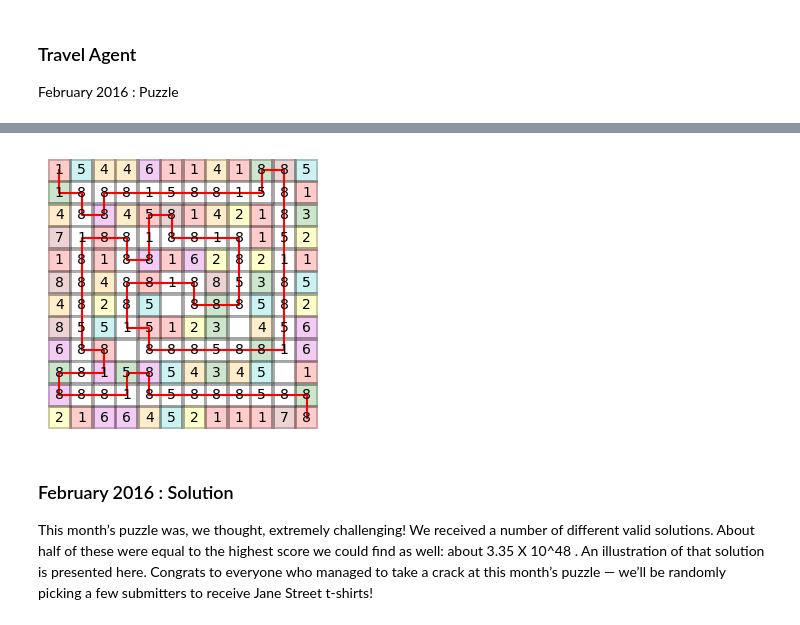
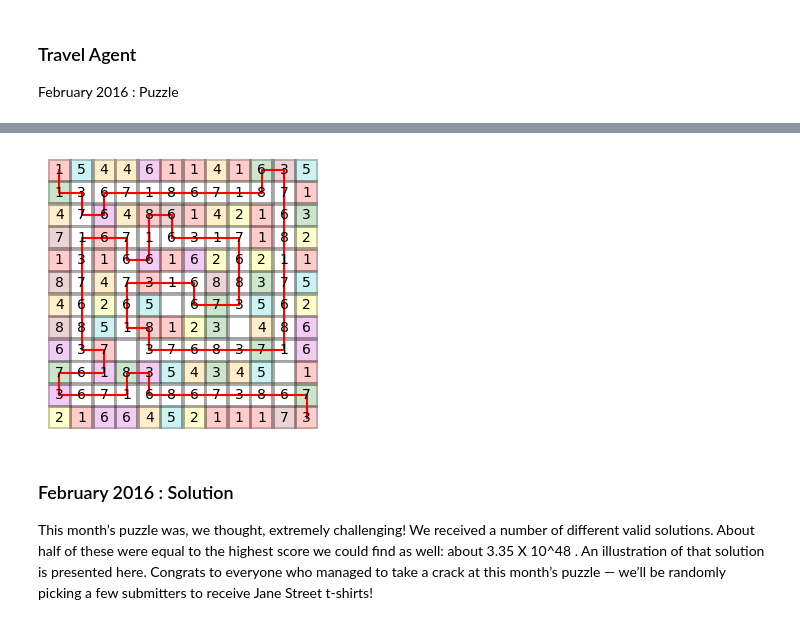
Before and after one commit to gowen100/Jane-Street-Solutions, a Jupyter notebook: 2016_02_TravelAgent.ipynb, the cells around one changed output, grey strips where cells are left out. Drawn from its saved outputs; the diff is of its cells as text; code cells hidden in the pictures.

```diff
--- a/2016_02_TravelAgent.ipynb
+++ b/2016_02_TravelAgent.ipynb
@@ -123,7 +123,7 @@ size = best_grid.shape[0]
 path = [int(x+y*size) for x,y in [np.where(best_grid == n) for n in range(-1,np.min(best_grid)-1,-1)]]
 
 best_show_grid = np.array(fixed)
-
+die=best_die
 for i in range(len(path)-1):
     x = path[i+1] % size
     y = path[i+1] // size
@@ -154,4 +154,4 @@ Iteration took 751.08 seconds
-[figure, old version]
+[figure, new version]
 # %%
 url='https://www.janestreet.com/puzzles/travel-agent-solution/'
 res = requests.get(url)
```
Also changed, not shown: parts of 2 cells of this notebook.
